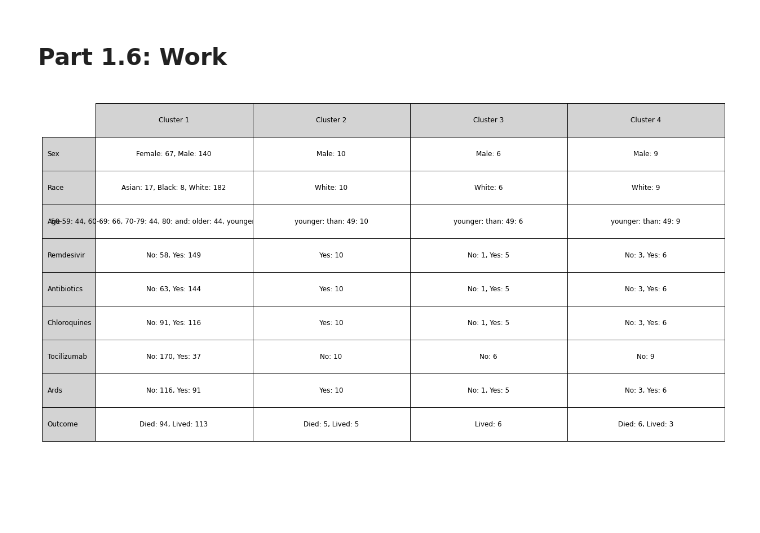
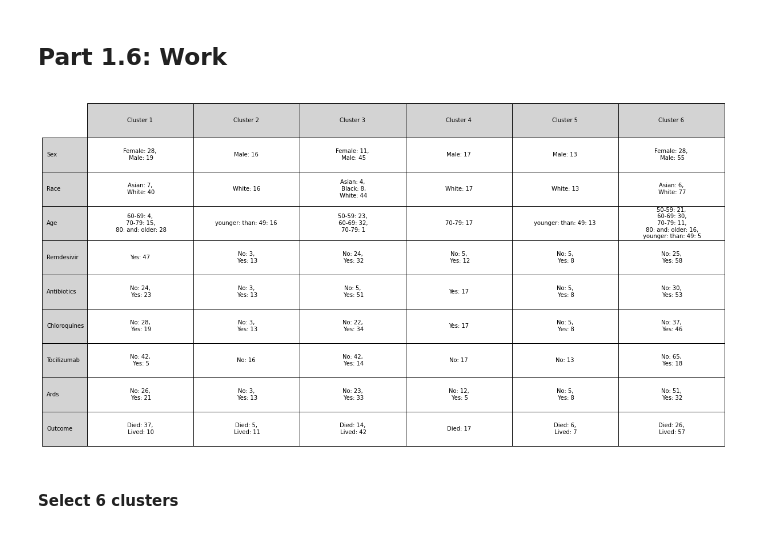
Before and after one commit to ryanquinnnelson/CMU-02718-HW1, a Jupyter notebook: CM_HW1_ryann.ipynb, the cells around one changed output. Cells and saved outputs as stored; diff of their text form; code cells hidden in the pictures; blank space fills up the shorter version.

```diff
--- a/CM_HW1_ryann.ipynb
+++ b/CM_HW1_ryann.ipynb
@@ -306,7 +233,7 @@ def formatValueCounts(value_counts):
   count_string = value_counts.to_string()
   formatted_counts = [': '.join(count.split()) for count in count_string.split('\n')]
   formatted_counts.sort()
-  return ', '.join(formatted_counts)
+  return ',\n '.join(formatted_counts)
 
 # Creates table summarizing data by cluster and categorical feature
 def plotSummaryTable(cellText, PATH_TO_SAVE=None):
@@ -332,8 +259,8 @@ def plotSummaryTable(cellText, PATH_TO_SAVE=None):
               cellLoc='center',
               loc='upper center')
   table.scale(2,5)
-  table.auto_set_font_size(False)
-  table.set_fontsize(12)
+  table.auto_set_font_size(True) # was false
+#   table.set_fontsize(8)
 
   plt.axis('off')
   plt.grid(False)
@@ -478,9 +410,8 @@ TODO: 1. Choose a representative variable from each cluster you determined in Pa
       2. Re-cluster the data using the reduced representation using the same
          choices you made for part 1.1.
 '''
-#? just keep only the variables I care about?
-
-df_reduced_variables = df.filter(items=['S IgG1_zscore','RBD IgG1_zscore','N IgG1_zscore','S IgG2_zscore','RBD IgG2_zscore','N IgG2_zscore'])
+## same choices??
+df_reduced_variables = df.filter(items=['N IgG1_zscore','RBD ADCD_zscore','N ADCD_zscore','N IgG2_zscore','RBD FcRg2b_zscore','RBD NKD-CD107a_zscore','NT50_zscore','N ADCP_zscore','N ADNP_zscore','N IgM_zscore','N IgA1_zscore','RBD IgM_zscore'])
 df_reduced_variables.head()
 
 
@@ -492,5 +423,3 @@ for k in kmeans_possible_cluster_nums:
     labels = kmeans.labels_
     score = metrics.silhouette_score(df_reduced_variables, labels) # quality
     cluster_quality_scores.append(score)
-
-cluster_quality_scores
@@ -512,5 +446,6 @@ plotMetricByK("Silhouette Coefficient", cluster_quality_scores, kmeans_possible_
 # %%
-# choose cluster k=4
-kmeans = KMeans(n_clusters=4).fit(df_reduced_variables)
+# choose k value
+kmeans = KMeans(n_clusters=6).fit(df_reduced_variables)
 labels = kmeans.labels_
-labels
+
+df['low dimension cluster']=labels  # add low dimension clusters
@@ -539,30 +486,27 @@ Explanation: **Please make sure any relevant plots are either included in the ab
 # %%
 '''
   TODO: Create a table where the rows correspond to the variables in columns 53-61, and the columns correspond to the k clusters you identified.
         in part 1.5. For each cell in the table, put summary statistics for that (variable, cluster) pair
 '''
-df['low dimension cluster']=labels  # add low dimension clusters
-df.head()
+# I didn't find a different number...???
 
-
-# create cellText
-rows=4 # 2 clusters
-columns=9 # 9 categorical columns
+# create 2d list to contain results
+rows=6 # clusters
+columns=9 # categorical columns
 cellText=[[''] * columns for i in range(rows)]
 
 
 # get summary stats for each categorical column
-categorical_cols = df.iloc[:,52:61].columns # subtract 1 because column index starts at 0
-
+categorical_cols = df.columns.values.tolist()[52:61]
 for i, col in enumerate(categorical_cols):
-    col_num=i
-    for cluster in range(0,4):
-        df_one_cluster = df[df['low dimension cluster']==cluster] # select data for only that cluster
-        counts = df_one_cluster[col].value_counts()
-        formatted = formatValueCounts(counts)
-        cellText[cluster][col_num]=formatted
+    for cluster in range(0,rows):
+        df_one_cluster = df[df['low dimension cluster']==cluster] # select data for only one cluster
+        formatted = formatValueCounts(df_one_cluster[col].value_counts())
+        cellText[cluster][i]=formatted
 
 output_table = plotSummaryTable(cellText)
 output_table
 # %% [output]
-[figure, old version]
+[figure, new version]
+# %% [markdown]
+#### Select 6 clusters
```
Also changed, not shown: parts of 46 cells of this notebook.
